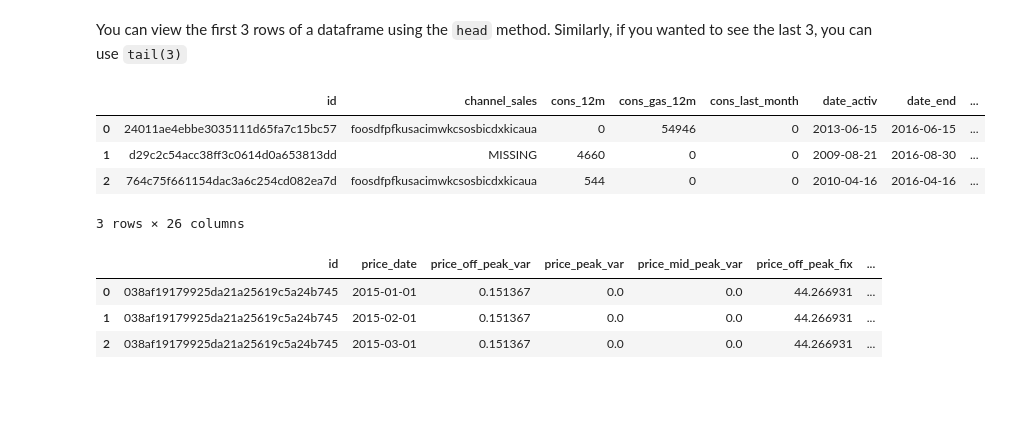
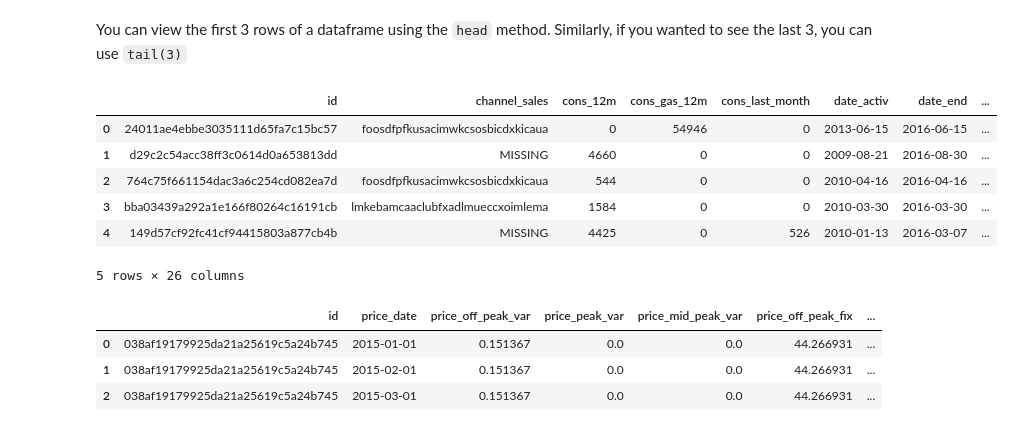
Before and after one commit to Edna722/BCG, a Jupyter notebook: eda_starter (1).ipynb, the cells around one changed output. Drawn from its saved outputs; the diff is of its cells as text; code cells hidden in the pictures; blank space fills up the shorter version.

```diff
--- a/eda_starter (1).ipynb
+++ b/eda_starter (1).ipynb
@@ -24,13 +24,15 @@ price_df = pd.read_csv(r"C:\Users\wanji\Desktop\BCG\BCG\price_data.csv")
 # %% [markdown]
 You can view the first 3 rows of a dataframe using the `head` method. Similarly, if you wanted to see the last 3, you can use `tail(3)`
 # %%
-client_df.head(3)
+client_df.head()
 # %% [output]
 |  | id | channel_sales | cons_12m | cons_gas_12m | cons_last_month | date_activ | date_end | ... |
 | 0 | 24011ae4ebbe3035111d65fa7c15bc57 | foosdfpfkusacimwkcsosbicdxkicaua | 0 | 54946 | 0 | 2013-06-15 | 2016-06-15 | ... |
 | 1 | d29c2c54acc38ff3c0614d0a653813dd | MISSING | 4660 | 0 | 0 | 2009-08-21 | 2016-08-30 | ... |
 | 2 | 764c75f661154dac3a6c254cd082ea7d | foosdfpfkusacimwkcsosbicdxkicaua | 544 | 0 | 0 | 2010-04-16 | 2016-04-16 | ... |
+| 3 | bba03439a292a1e166f80264c16191cb | lmkebamcaaclubfxadlmueccxoimlema | 1584 | 0 | 0 | 2010-03-30 | 2016-03-30 | ... |
+| 4 | 149d57cf92fc41cf94415803a877cb4b | MISSING | 4425 | 0 | 526 | 2010-01-13 | 2016-03-07 | ... |
-3 rows × 26 columns
+5 rows × 26 columns
 # %%
 price_df.head(3)
 # %% [output]
```
Also changed, not shown: parts of 3 cells of this notebook.
